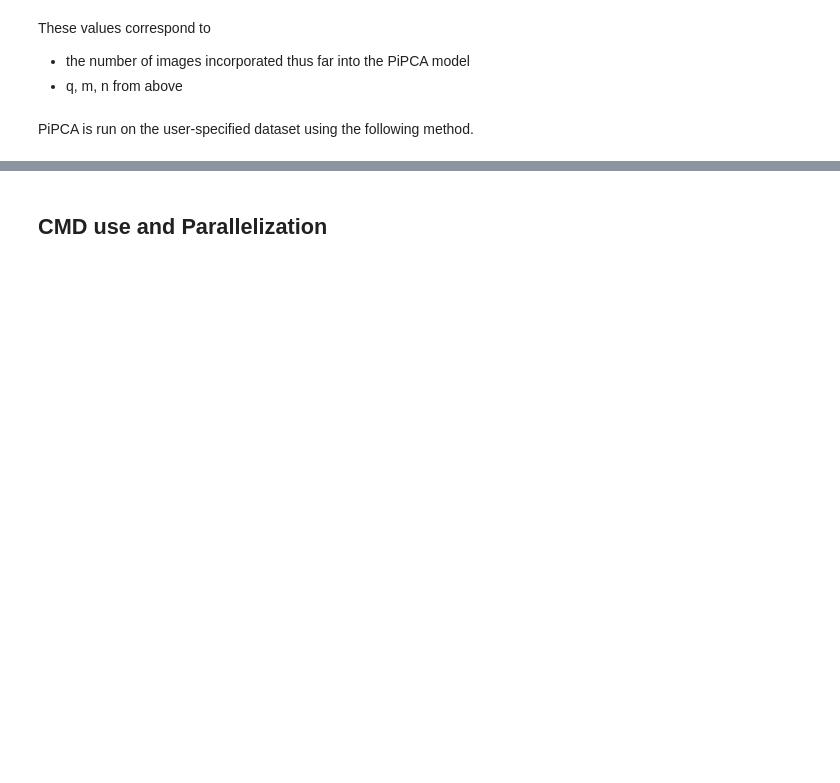
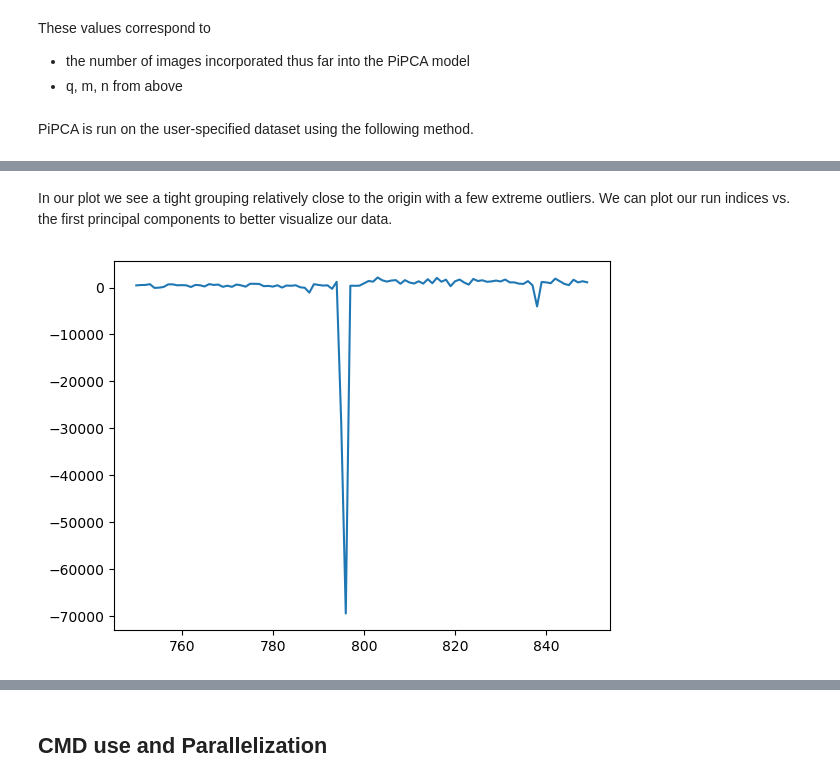
Before and after one commit to slac-lcls/btx, a Jupyter notebook: tutorial/notebooks/demo.ipynb, the cells around one changed output, grey strips where cells are left out. Drawn from its saved outputs; the diff is of its cells as text; code cells hidden in the pictures; blank space fills up the shorter version.

```diff
--- a/tutorial/notebooks/demo.ipynb
+++ b/tutorial/notebooks/demo.ipynb
@@ -126,0 +121,7 @@ Mean per-batch compute time of step 'total update': 6.722s
+# %% [markdown]
+In our plot we see a tight grouping relatively close to the origin with a few extreme outliers. We can plot our run indices vs. the first principal components to better visualize our data.
+# %%
+plt.plot(np.arange(start_offset + m + start, start_offset + m + end), pcs[0])
+plt.show()
+# %% [output]
+[figure, added]
```
Also changed, not shown: parts of 21 cells of this notebook.
